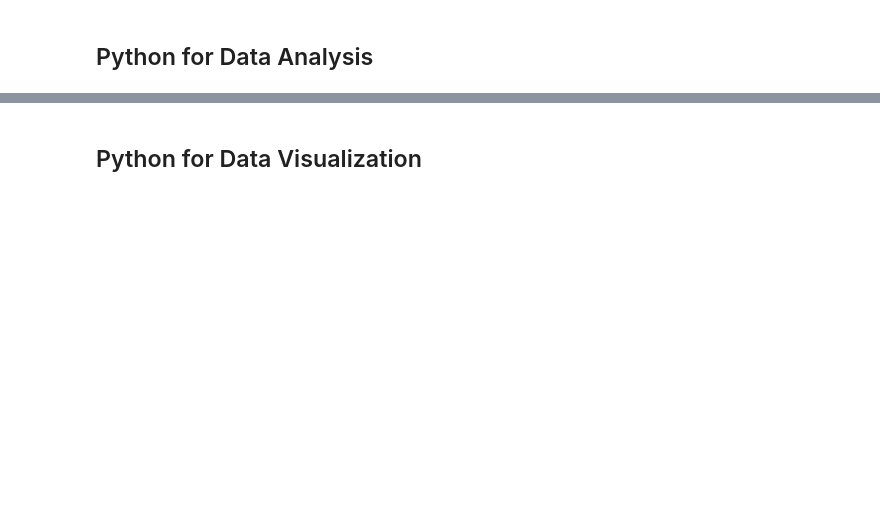
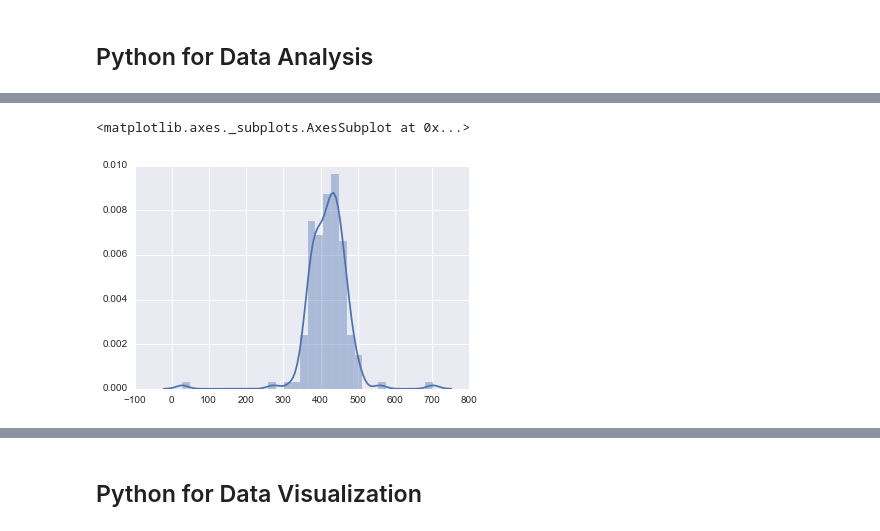
Before and after one commit to fbkarsdorp/python-for-lunch, a Jupyter notebook: Python for Lunch.ipynb, the cells around one changed output, grey strips where cells are left out. Drawn from its saved outputs; the diff is of its cells as text; code cells hidden in the pictures; blank space fills up the shorter version.

```diff
--- a/Python for Lunch.ipynb
+++ b/Python for Lunch.ipynb
@@ -127,0 +130,4 @@ Can you change the argument `lowercase=False` to `lowercase=True`?
+# %%
+death_lottery_corpus = []
+for letter in death_lottery_pages:
+    death_lottery_corpus.append(tokenize(letter, lowercase=True))
@@ -131,0 +148,7 @@ Can you change the argument `lowercase=False` to `lowercase=True`?
+# %%
+token_count = 0
+for letter in death_lottery_corpus:
+    for word in letter:
+        token_count += 1
+
+print(token_count / len(death_lottery_corpus))
@@ -131,0 +159,6 @@ Can you change the argument `lowercase=False` to `lowercase=True`?
+# %%
+from statistics import stdev, mean, variance
+
+letter_lengths = []
+for letter in death_lottery_corpus:
+    letter_lengths.append(len(letter))
@@ -131,0 +189,7 @@ Can you change the argument `lowercase=False` to `lowercase=True`?
+# %%
+import seaborn
+
+seaborn.distplot(letter_lengths)
+# %% [output]
+<matplotlib.axes._subplots.AxesSubplot at 0x...>
+[figure, added]
```
Also changed, not shown: parts of 27 cells of this notebook.
